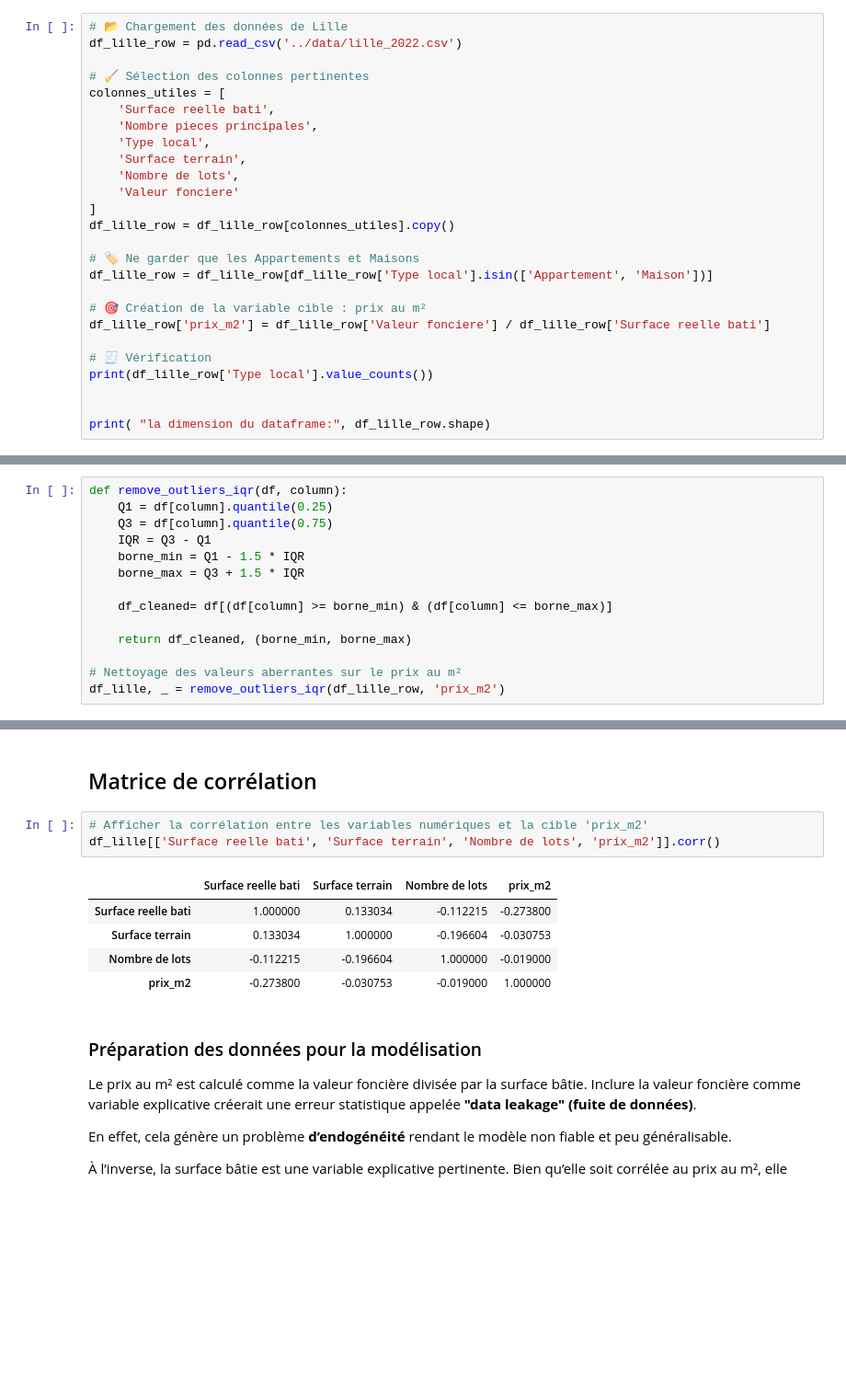
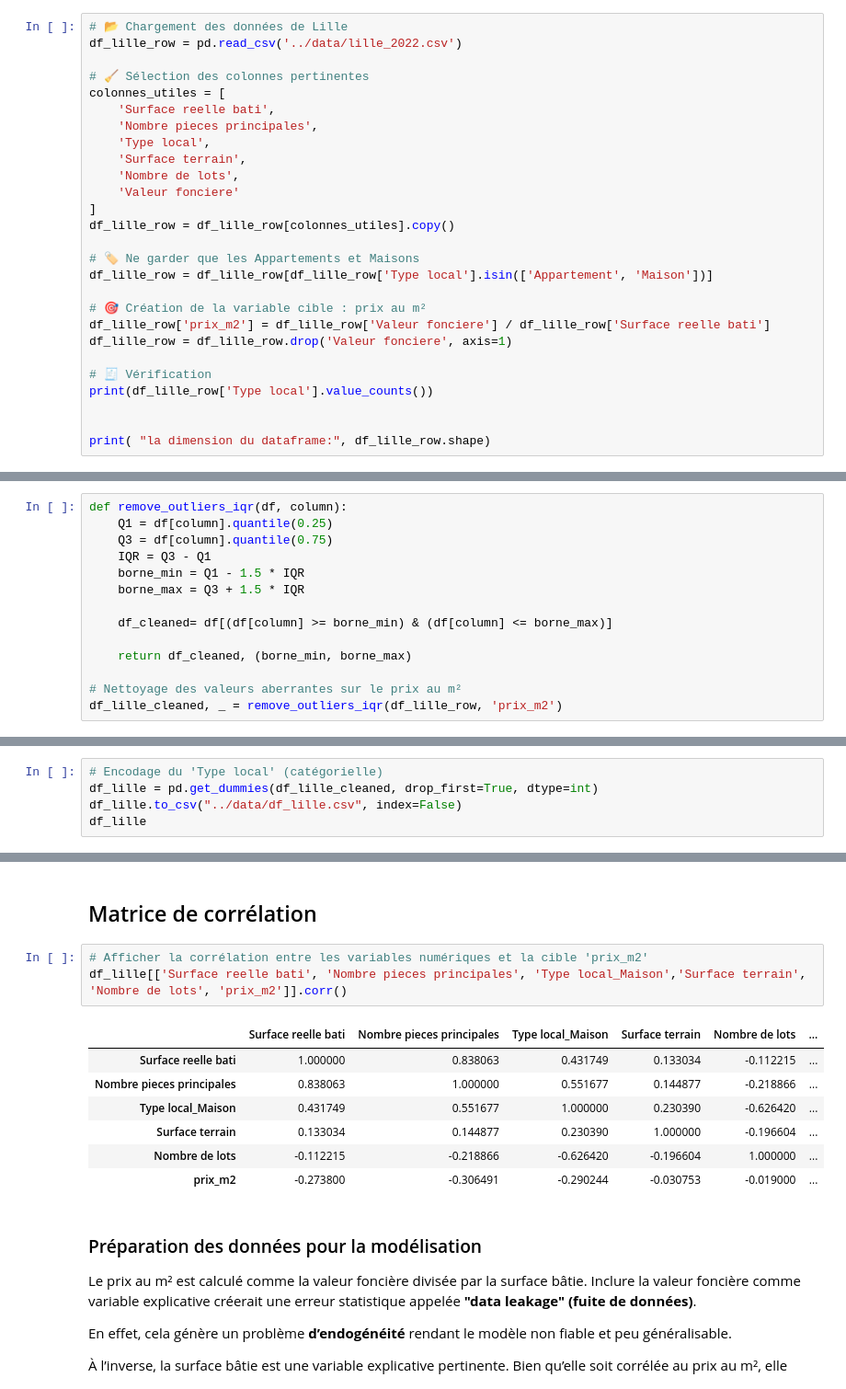
Before and after one commit to Adjaaaaaaaa/IA-Immobilier, a Jupyter notebook: notebooks/phase_1_lille.ipynb, the cells around one changed output, grey strips where cells are left out. Shown at 92% size. Drawn from its saved outputs; the diff is of its cells as text; blank space fills up the shorter version.

```diff
--- a/notebooks/phase_1_lille.ipynb
+++ b/notebooks/phase_1_lille.ipynb
@@ -36,6 +38,7 @@ df_lille_row = df_lille_row[df_lille_row['Type local'].isin(['Appartement', 'Mai
 
 # 🎯 Création de la variable cible : prix au m²
 df_lille_row['prix_m2'] = df_lille_row['Valeur fonciere'] / df_lille_row['Surface reelle bati']
+df_lille_row = df_lille_row.drop('Valeur fonciere', axis=1)
 
 # 🧾 Vérification
 print(df_lille_row['Type local'].value_counts())
@@ -114,7 +119,7 @@ def remove_outliers_iqr(df, column):
     return df_cleaned, (borne_min, borne_max)
 
 # Nettoyage des valeurs aberrantes sur le prix au m²
-df_lille, _ = remove_outliers_iqr(df_lille_row, 'prix_m2')
+df_lille_cleaned, _ = remove_outliers_iqr(df_lille_row, 'prix_m2')
 # %%
 
 # Création des sous-graphes
@@ -139,0 +147,5 @@ plt.show()
+# %%
+# Encodage du 'Type local' (catégorielle)
+df_lille = pd.get_dummies(df_lille_cleaned, drop_first=True, dtype=int)
+df_lille.to_csv("../data/df_lille.csv", index=False)
+df_lille
@@ -141,13 +167,15 @@ plt.show()
 ## Matrice de corrélation
 # %%
 # Afficher la corrélation entre les variables numériques et la cible 'prix_m2'
-df_lille[['Surface reelle bati', 'Surface terrain', 'Nombre de lots', 'prix_m2']].corr()
+df_lille[['Surface reelle bati', 'Nombre pieces principales', 'Type local_Maison','Surface terrain', 'Nombre de lots', 'prix_m2']].corr()
 # %% [output]
-|  | Surface reelle bati | Surface terrain | Nombre de lots | prix_m2 |
-| Surface reelle bati | 1.000000 | 0.133034 | -0.112215 | -0.273800 |
-| Surface terrain | 0.133034 | 1.000000 | -0.196604 | -0.030753 |
-| Nombre de lots | -0.112215 | -0.196604 | 1.000000 | -0.019000 |
-| prix_m2 | -0.273800 | -0.030753 | -0.019000 | 1.000000 |
+|  | Surface reelle bati | Nombre pieces principales | Type local_Maison | Surface terrain | Nombre de lots | ... |
+| Surface reelle bati | 1.000000 | 0.838063 | 0.431749 | 0.133034 | -0.112215 | ... |
+| Nombre pieces principales | 0.838063 | 1.000000 | 0.551677 | 0.144877 | -0.218866 | ... |
+| Type local_Maison | 0.431749 | 0.551677 | 1.000000 | 0.230390 | -0.626420 | ... |
+| Surface terrain | 0.133034 | 0.144877 | 0.230390 | 1.000000 | -0.196604 | ... |
+| Nombre de lots | -0.112215 | -0.218866 | -0.626420 | -0.196604 | 1.000000 | ... |
+| prix_m2 | -0.273800 | -0.306491 | -0.290244 | -0.030753 | -0.019000 | ... |
 # %% [markdown]
 ### Préparation des données pour la modélisation
 
```
Also changed, not shown: parts of 12 cells of this notebook, 10 other files.
